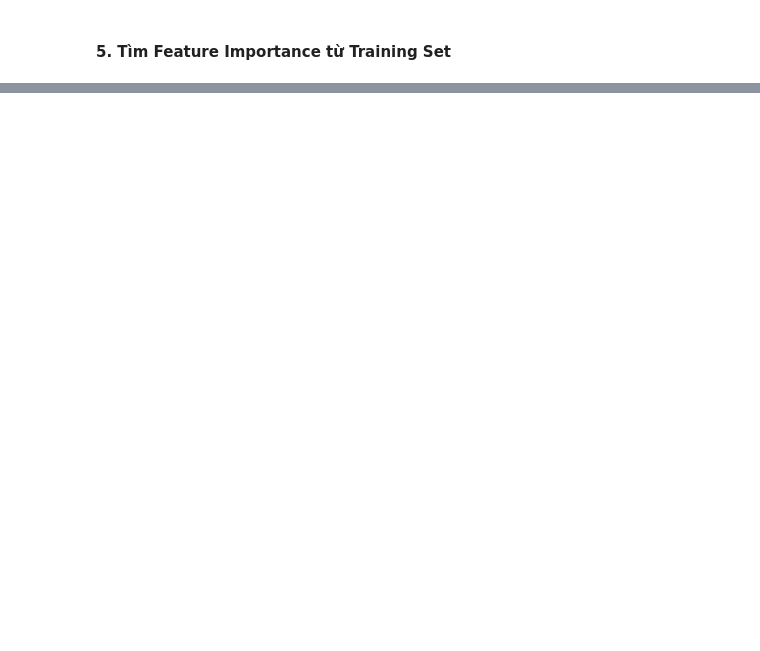
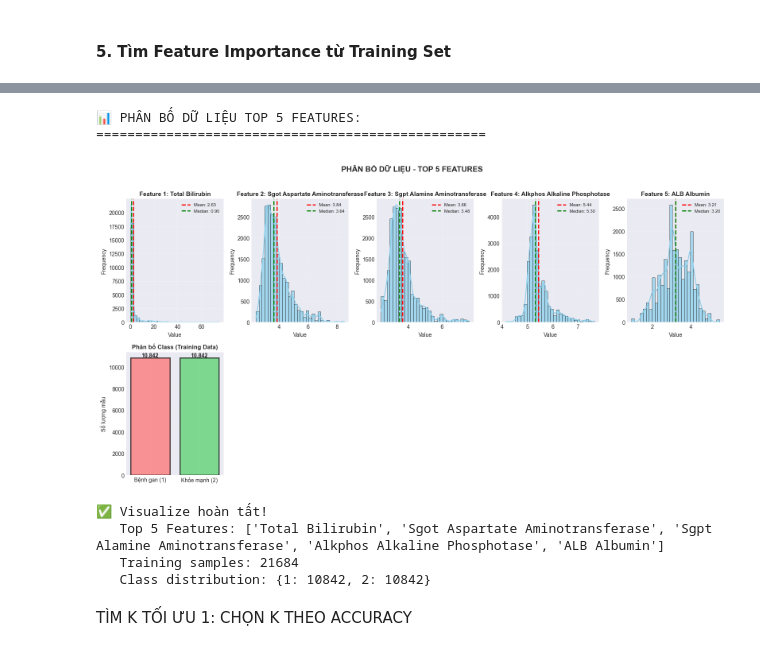
Before and after one commit to supernewbiecoder/DuDoanBenhGanDuaTrenDuLieu_KNN, a Jupyter notebook: du_doan_benh_gan.ipynb, the cells around one changed output, grey strips where cells are left out. Drawn from its saved outputs; the diff is of its cells as text; code cells hidden in the pictures; blank space fills up the shorter version.

```diff
--- a/du_doan_benh_gan.ipynb
+++ b/du_doan_benh_gan.ipynb
@@ -1114,3 +1160,76 @@ print(f"   Test shape: {X_test_scaled.shape}, y_test shape: {y_test.shape}")
+# %%
+# ===== VẼ PHÂN BỐ DỮ LIỆU - TOP 5 FEATURES =====
+print("\n📊 PHÂN BỐ DỮ LIỆU TOP 5 FEATURES:")
+print("=" * 50)
+
+import matplotlib.pyplot as plt
+import seaborn as sns
+
+# Tạo figure với subplots
+fig, axes = plt.subplots(2, 5, figsize=(16, 8))
+axes = axes.flatten()
+
+# Vẽ distribution cho từng feature
+for idx, feat in enumerate(top5_features):
+    ax = axes[idx]
+
+    # Histogram với KDE
+    sns.histplot(data=X_train_top5[feat], kde=True, ax=ax,
+                 bins=30, color='skyblue', edgecolor='black', alpha=0.7)
+
+    # Mean line
+    mean_val = X_train_top5[feat].mean()
+    ax.axvline(mean_val, color='red', linestyle='--', linewidth=2, label=f'Mean: {mean_val:.2f}')
+
+    # Median line
+    median_val = X_train_top5[feat].median()
+    ax.axvline(median_val, color='green', linestyle='--', linewidth=2, label=f'Median: {median_val:.2f}')
+
+    ax.set_title(f'Feature {idx+1}: {feat}', fontsize=11, fontweight='bold')
+    ax.set_xlabel('Value')
+    ax.set_ylabel('Frequency')
+    ax.legend(fontsize=8)
+    ax.grid(True, alpha=0.3)
+
+# Vẽ class distribution
+ax = axes[5]
+class_counts = y_train.value_counts().sort_index()
+bars = ax.bar(['Bệnh gan (1)', 'Khỏe mạnh (2)'], class_counts.values,
+               color=['#ff6b6b', '#51cf66'], alpha=0.7, edgecolor='black', linewidth=2)
+
+# Thêm số lượng trên bar
+for bar in bars:
+    height = bar.get_height()
+    ax.text(bar.get_x() + bar.get_width()/2., height,
+            f'{int(height):,}',
+            ha='center', va='bottom', fontsize=10, fontweight='bold')
+
+ax.set_title('Phân bố Class (Training Data)', fontsize=11, fontweight='bold')
+ax.set_ylabel('Số lượng mẫu')
+ax.grid(True, alpha=0.3, axis='y')
+
+# Ẩn axes không sử dụng
+for idx in range(6, len(axes)):
+    axes[idx].set_visible(False)
+
+plt.suptitle('PHÂN BỐ DỮ LIỆU - TOP 5 FEATURES', fontsize=14, fontweight='bold', y=1.02)
+plt.tight_layout()
+plt.show()
+
+print(f"\n✅ Visualize hoàn tất!")
+print(f"   Top 5 Features: {top5_features}")
+print(f"   Training samples: {len(X_train_top5)}")
+print(f"   Class distribution: {class_counts.to_dict()}")
+# %% [output]
+📊 PHÂN BỐ DỮ LIỆU TOP 5 FEATURES:
+==================================================
+[figure, added]
+✅ Visualize hoàn tất!
+   Top 5 Features: ['Total Bilirubin', 'Sgot Aspartate Aminotransferase', 'Sgpt Alamine Aminotransferase', 'Alkphos Alkaline Phosphotase', 'ALB Albumin']
+   Training samples: 21684
+   Class distribution: {1: 10842, 2: 10842}
+# %% [markdown]
+TÌM K TỐI ƯU 1: CHỌN K THEO ACCURACY
 # %%
 # ===== TÌM K TỐI ƯU =====
 print("\n🔍 TÌM GIÁ TRỊ K TỐI ƯU:")
```
Also changed, not shown: parts of 21 cells of this notebook, 1 other file.
